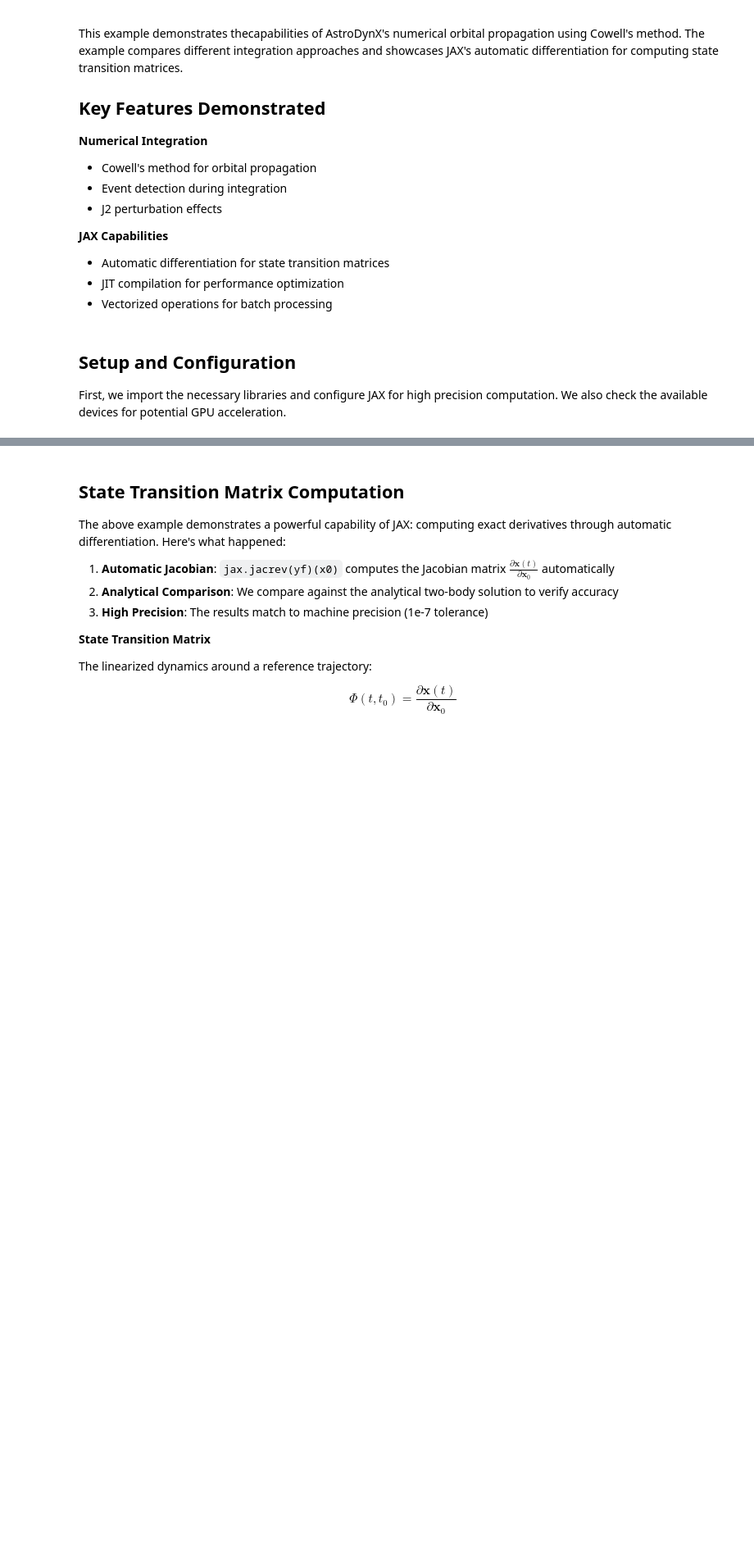
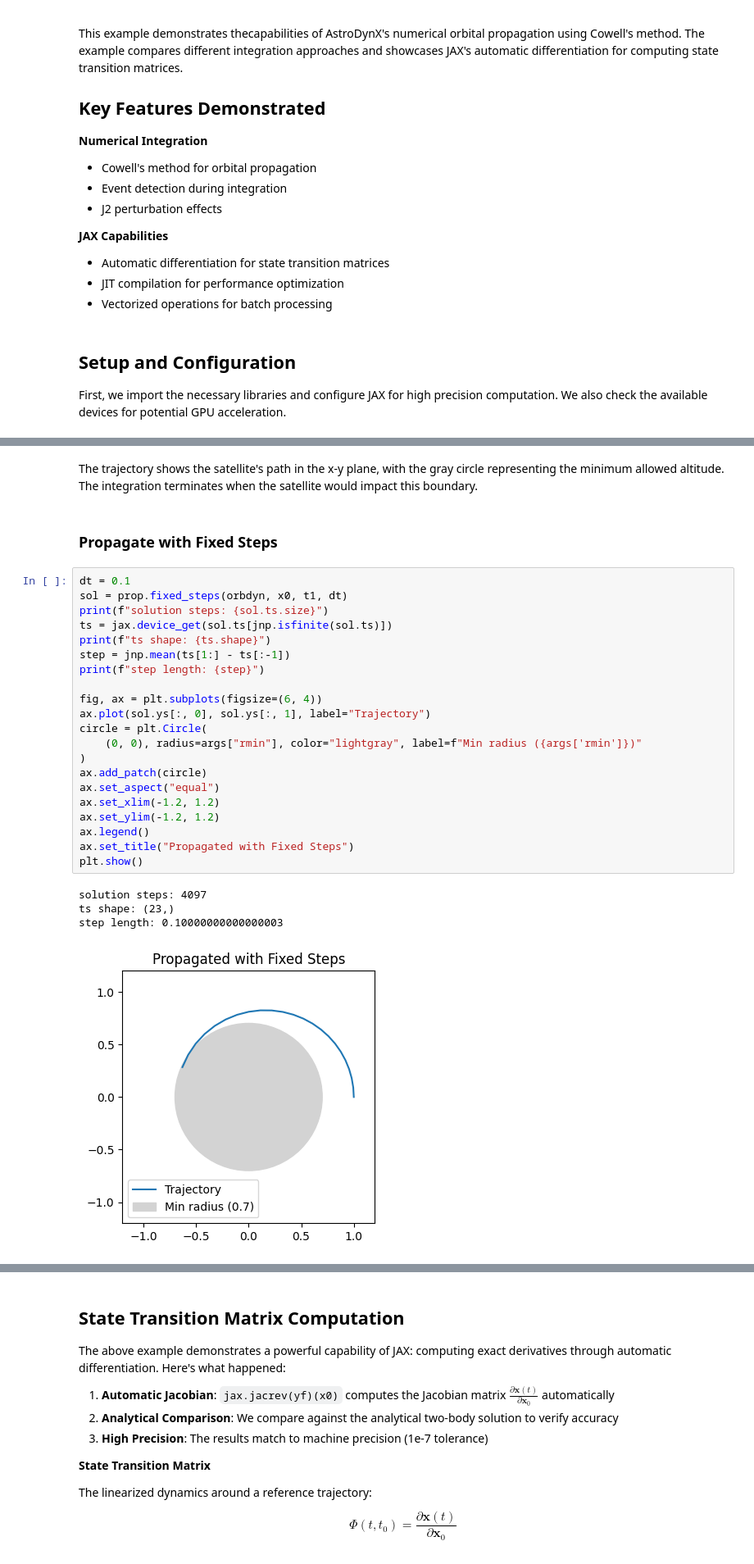
Before and after one commit to pennbay/astrodynx, a Jupyter notebook: docs/examples/prop_cowell.ipynb, the cells around one changed output, grey strips where cells are left out. Shown at 82% size. Cells and saved outputs as stored; diff of their text form; blank space fills up the shorter version.

```diff
--- a/docs/examples/prop_cowell.ipynb
+++ b/docs/examples/prop_cowell.ipynb
@@ -102,0 +112,30 @@ ts shape: (69,)
+# %% [markdown]
+The trajectory shows the satellite's path in the x-y plane, with the gray circle representing the minimum allowed altitude. The integration terminates when the satellite would impact this boundary.
+# %% [markdown]
+### Propagate with Fixed Steps
+# %%
+dt = 0.1
+sol = prop.fixed_steps(orbdyn, x0, t1, dt)
+print(f"solution steps: {sol.ts.size}")
+ts = jax.device_get(sol.ts[jnp.isfinite(sol.ts)])
+print(f"ts shape: {ts.shape}")
+step = jnp.mean(ts[1:] - ts[:-1])
+print(f"step length: {step}")
+
+fig, ax = plt.subplots(figsize=(6, 4))
+ax.plot(sol.ys[:, 0], sol.ys[:, 1], label="Trajectory")
+circle = plt.Circle(
+    (0, 0), radius=args["rmin"], color="lightgray", label=f"Min radius ({args['rmin']})"
+)
+ax.add_patch(circle)
+ax.set_aspect("equal")
+ax.set_xlim(-1.2, 1.2)
+ax.set_ylim(-1.2, 1.2)
+ax.legend()
+ax.set_title("Propagated with Fixed Steps")
+plt.show()
+# %% [output]
+solution steps: 4097
+ts shape: (23,)
+step length: 0.10000000000000003
+[figure, added]
```
Also changed, not shown: parts of 12 cells of this notebook, 19 other files.
